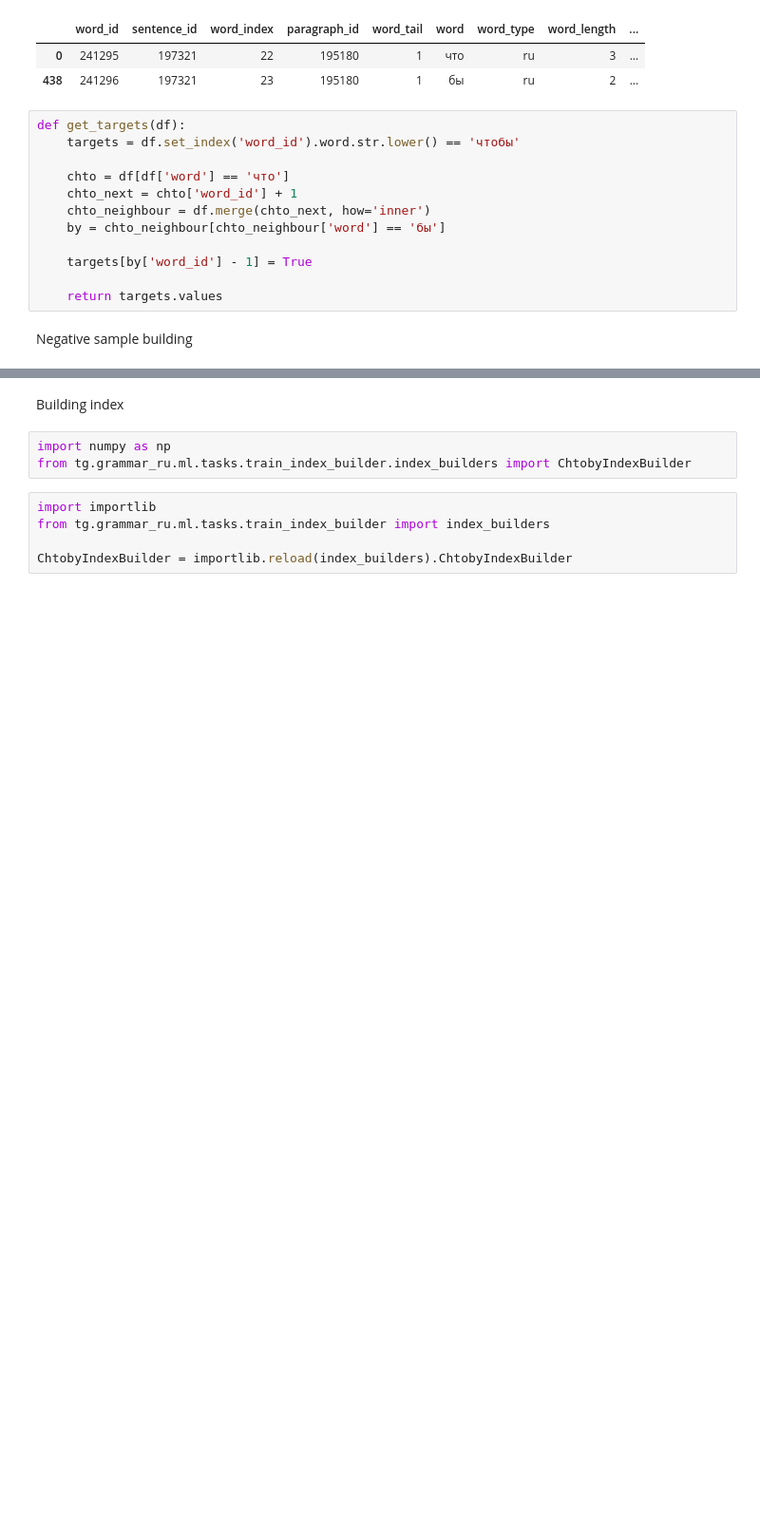
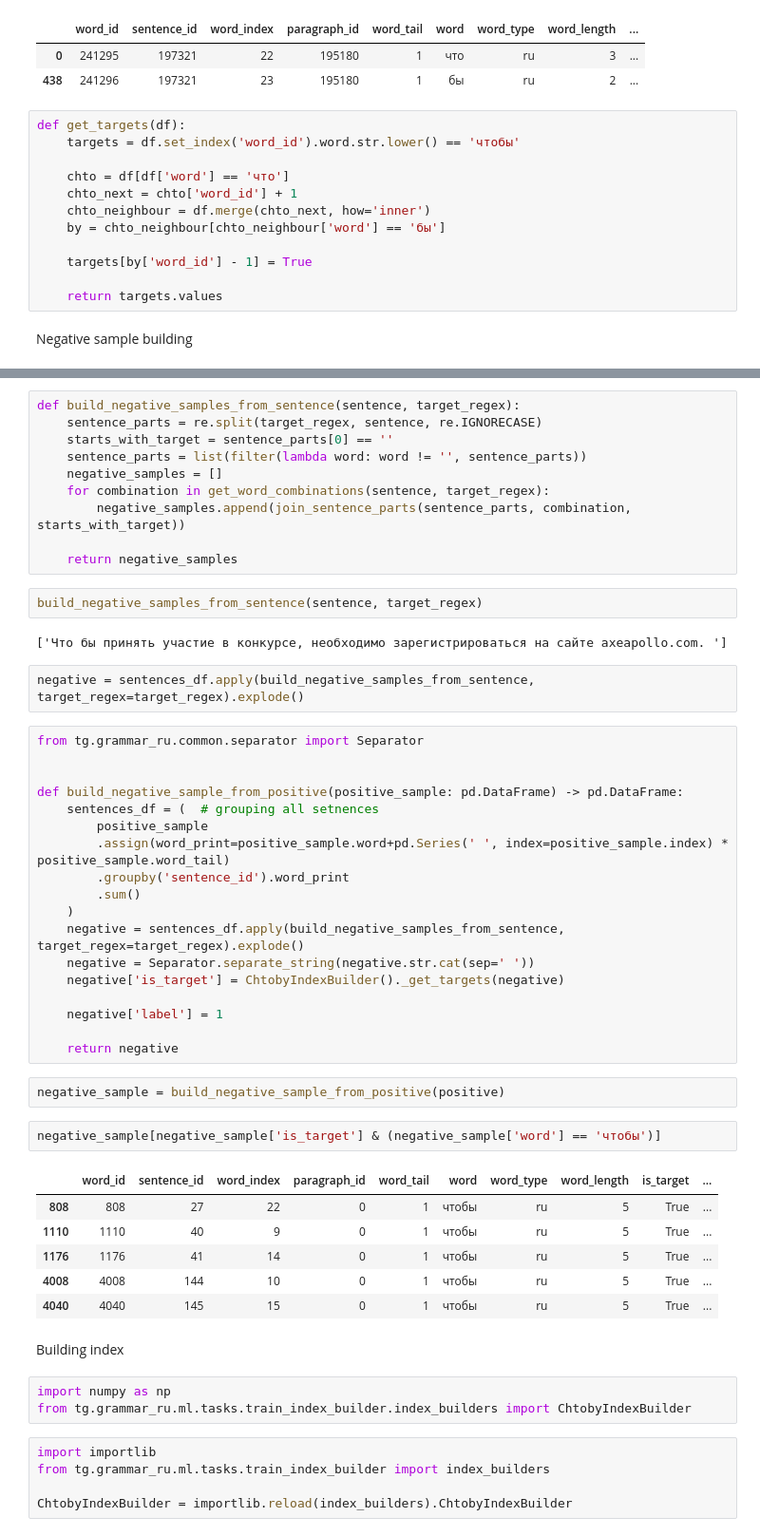
Before and after one commit to okulovsky/grammar_ru, a Jupyter notebook: research/alternative/research.ipynb, the cells around one changed output, grey strips where cells are left out. Shown at 95% size. Cells and saved outputs as stored; diff of their text form; blank space fills up the shorter version.

Commit message:
change filtering

```diff
--- a/research/alternative/research.ipynb
+++ b/research/alternative/research.ipynb
@@ -86,3 +100,48 @@ result = Separator.separate_string(Separator.Viewer().to_text(result))
+# %%
+def build_negative_samples_from_sentence(sentence, target_regex):
+    sentence_parts = re.split(target_regex, sentence, re.IGNORECASE)
+    starts_with_target = sentence_parts[0] == ''
+    sentence_parts = list(filter(lambda word: word != '', sentence_parts))
+    negative_samples = []
+    for combination in get_word_combinations(sentence, target_regex):
+        negative_samples.append(join_sentence_parts(sentence_parts, combination, starts_with_target))
+
+    return negative_samples
+# %%
+build_negative_samples_from_sentence(sentence, target_regex)
+# %% [output]
+['Что бы принять участие в конкурсе, необходимо зарегистрироваться на сайте axeapollo.com. ']
+# %%
+negative = sentences_df.apply(build_negative_samples_from_sentence, target_regex=target_regex).explode()
+# %%
+from tg.grammar_ru.common.separator import Separator
+
+
+def build_negative_sample_from_positive(positive_sample: pd.DataFrame) -> pd.DataFrame:
+    sentences_df = (  # grouping all setnences
+        positive_sample
+        .assign(word_print=positive_sample.word+pd.Series(' ', index=positive_sample.index) * positive_sample.word_tail)
+        .groupby('sentence_id').word_print
+        .sum()
+    )
+    negative = sentences_df.apply(build_negative_samples_from_sentence, target_regex=target_regex).explode()
+    negative = Separator.separate_string(negative.str.cat(sep=' '))
+    negative['is_target'] = ChtobyIndexBuilder()._get_targets(negative)
+
+    negative['label'] = 1
+
+    return negative
+# %%
+negative_sample = build_negative_sample_from_positive(positive)
+# %%
+negative_sample[negative_sample['is_target'] & (negative_sample['word'] == 'чтобы')]
+# %% [output]
+|  | word_id | sentence_id | word_index | paragraph_id | word_tail | word | word_type | word_length | is_target | ... |
+| 808 | 808 | 27 | 22 | 0 | 1 | чтобы | ru | 5 | True | ... |
+| 1110 | 1110 | 40 | 9 | 0 | 1 | чтобы | ru | 5 | True | ... |
+| 1176 | 1176 | 41 | 14 | 0 | 1 | чтобы | ru | 5 | True | ... |
+| 4008 | 4008 | 144 | 10 | 0 | 1 | чтобы | ru | 5 | True | ... |
+| 4040 | 4040 | 145 | 15 | 0 | 1 | чтобы | ru | 5 | True | ... |
 # %% [markdown]
 Building index
 # %%
```
Also changed, not shown: parts of 57 cells of this notebook, 2 other files.
